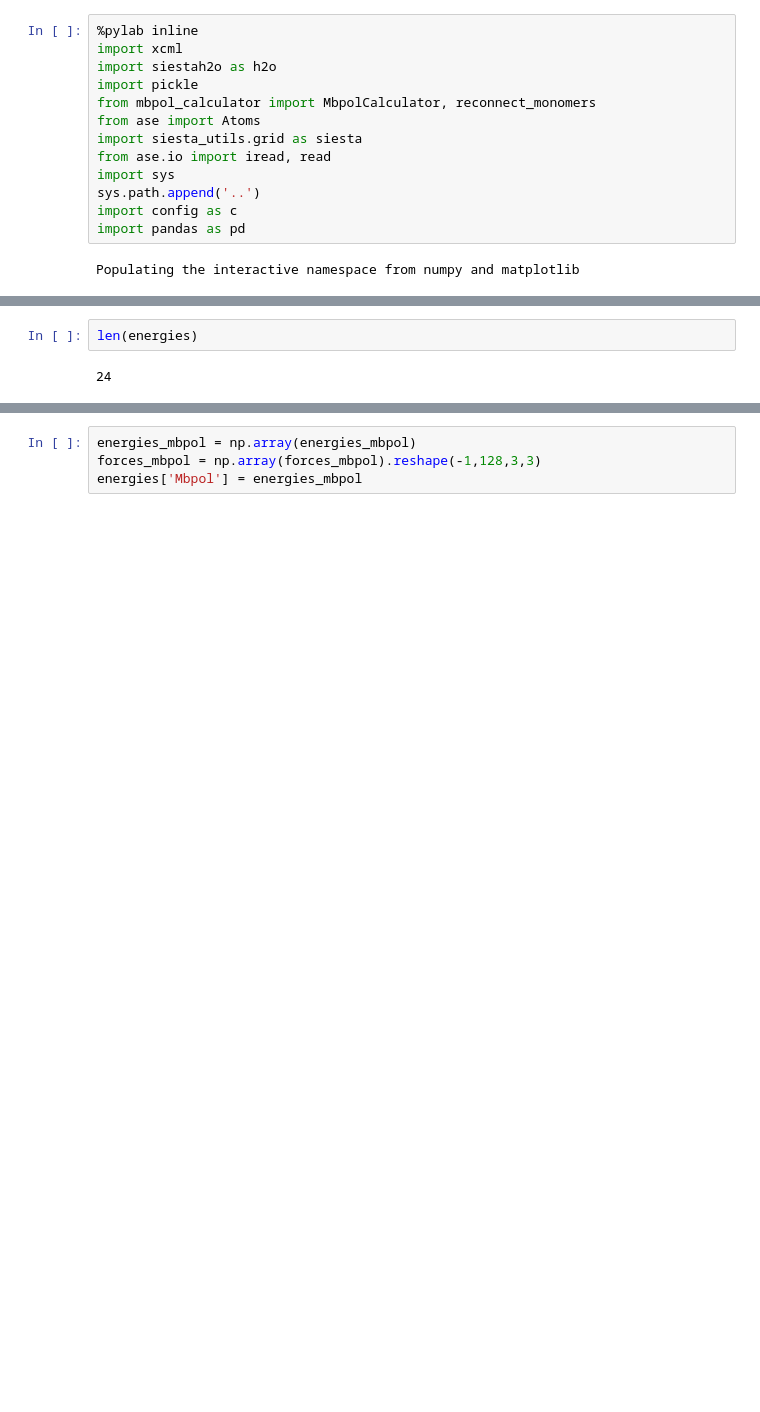
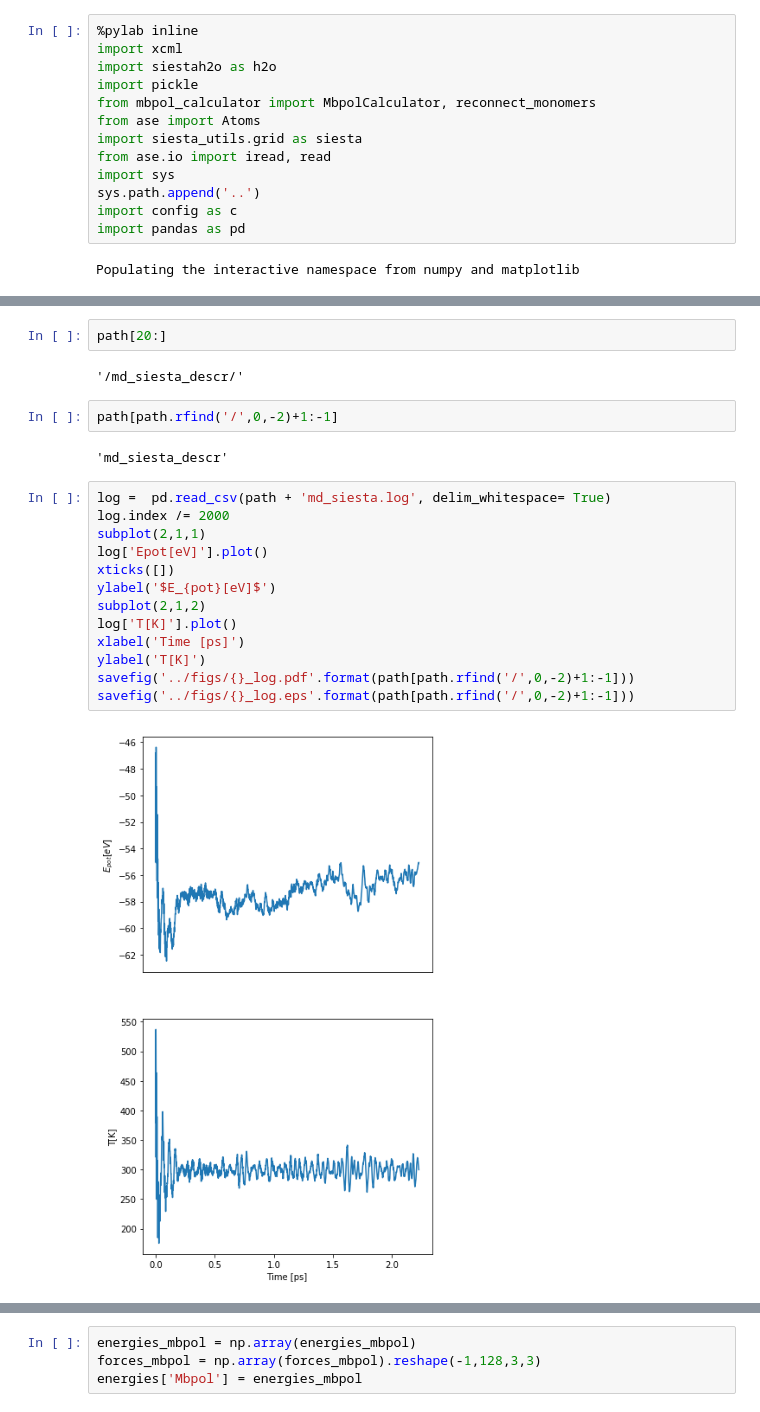
Before and after one commit to semodi/mlcf, a Jupyter notebook: analysis/test_along_traj.ipynb, the cells around one changed output, grey strips where cells are left out. Saved outputs shown, nothing was run; the diff lists cells and outputs as text; blank space fills up the shorter version.

```diff
--- a/analysis/test_along_traj.ipynb
+++ b/analysis/test_along_traj.ipynb
@@ -63,7 +65,26 @@ energies = pd.read_csv(path + '/siesta/energies.dat', delim_whitespace= True).il
-# %%
-len(energies)
-# %% [output]
-24
+# %%
+path[20:]
+# %% [output]
+'/md_siesta_descr/'
+# %%
+path[path.rfind('/',0,-2)+1:-1]
+# %% [output]
+'md_siesta_descr'
+# %%
+log =  pd.read_csv(path + 'md_siesta.log', delim_whitespace= True)
+log.index /= 2000
+subplot(2,1,1)
+log['Epot[eV]'].plot()
+xticks([])
+ylabel('$E_{pot}[eV]$')
+subplot(2,1,2)
+log['T[K]'].plot()
+xlabel('Time [ps]')
+ylabel('T[K]')
+savefig('../figs/{}_log.pdf'.format(path[path.rfind('/',0,-2)+1:-1]))
+savefig('../figs/{}_log.eps'.format(path[path.rfind('/',0,-2)+1:-1]))
+# %% [output]
+[figure, added]
 # %%
 # Calculate reference data
 forces_mbpol = []
```
Also changed, not shown: parts of 13 cells of this notebook, 1 other file.
